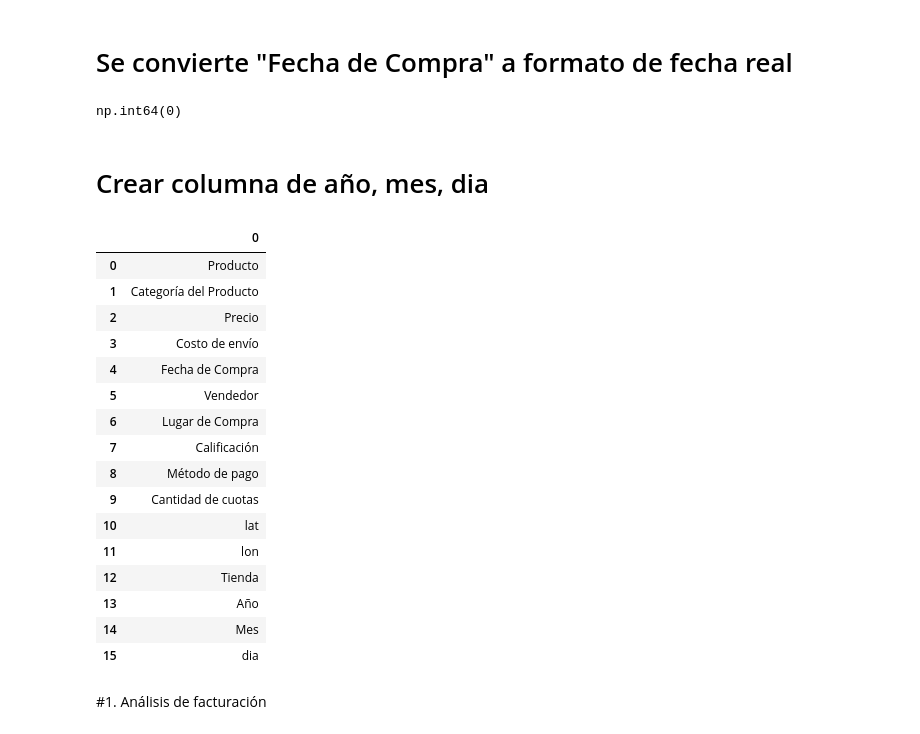
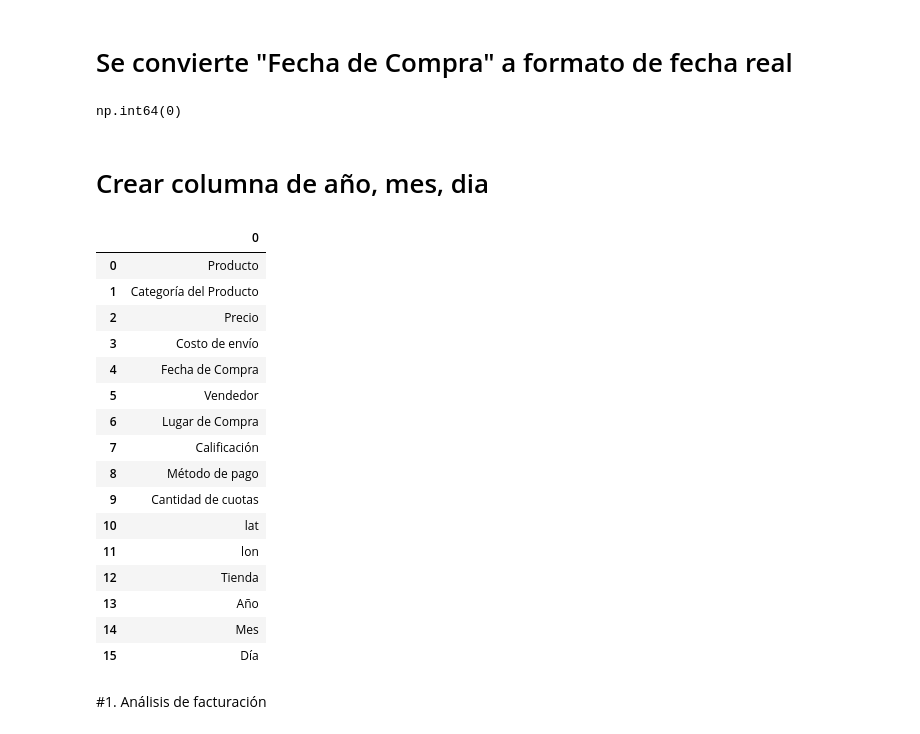
Before and after one commit to PaoloVerCoquimbo/Challenge_1_DataLover_Alura_Oracle_OneG9_08112025, a Jupyter notebook: AluraStoreLatam.ipynb, the cells around one changed output. Cells and saved outputs as stored; diff of their text form; code cells hidden in the pictures.

Commit message:
se prepara pera hacer los analisis

```diff
--- a/AluraStoreLatam.ipynb
+++ b/AluraStoreLatam.ipynb
@@ -377,0 +355,20 @@ maestro_df
+# %%
+# Se crea un DataFrame maestro que une los datos de todas las tiendas.
+# Usamos pd.concat() para concatenar (unir verticalmente) los cuatro DataFrames.
+
+maestro_df = pd.concat([
+    # .assign() agrega una columna llamada 'Tienda' a cada DataFrame
+    # indicando de qué tienda proviene cada registro.
+    tienda1.assign(Tienda='Tienda 1'),
+    tienda2.assign(Tienda='Tienda 2'),
+    tienda3.assign(Tienda='Tienda 3'),
+    tienda4.assign(Tienda='Tienda 4')
+],
+# ignore_index=True reinicia los índices para que queden ordenados
+# en el DataFrame final (0,1,2,...). Sin esto, se conservarían los índices originales.
+ignore_index=True)
+
+# Mostramos el DataFrame maestro:
+# Este contiene todas las filas de todas las tiendas,
+# con una columna adicional que permite filtrar, agrupar o analizar por tienda.
+maestro_df
@@ -378,42 +389,59 @@ maestro_df
 # %% [markdown]
 # Se convierte "Fecha de Compra" a formato de fecha real
-# %%
-maestro_df["Fecha de Compra"] = pd.to_datetime(
-    maestro_df["Fecha de Compra"],
-    errors="coerce",
-    dayfirst=True
-)
-
-
-# validar fechas no validas
-maestro_df["Fecha de Compra"].isna().sum()
-# %% [output]
-np.int64(0)
+# %%
+# Convertimos la columna "Fecha de Compra" a un tipo de dato datetime.
+# Esto es fundamental para poder extraer día, mes y año, además de hacer
+# filtros, agrupaciones o análisis temporales.
+#
+# - errors="coerce" convierte fechas inválidas en NaT (Not a Time), evitando errores.
+# - dayfirst=True indica que el formato es DÍA/MES/AÑO (común en Chile y Latinoamérica).
+maestro_df["Fecha de Compra"] = pd.to_datetime(
+    maestro_df["Fecha de Compra"],
+    errors="coerce",
+    dayfirst=True
+)
+
+# Validamos si quedaron fechas inválidas.
+# El resultado muestra cuántos valores se transformaron en NaT
+# debido a errores o formatos incorrectos.
+maestro_df["Fecha de Compra"].isna().sum()
+# %% [output]
+np.int64(0)
 # %% [markdown]
 # Crear columna de año, mes, dia
 # %%
 
+# Extraemos el año de la columna de fecha.
+# .dt.year devuelve valores como 2023, 2024, etc.
 maestro_df["Año"] = maestro_df["Fecha de Compra"].dt.year
-maestro_df["Mes"] = maestro_df["Fecha de Compra"].dt.year
-maestro_df["dia"] = maestro_df["Fecha de Compra"].dt.year
+
+# Extraemos el mes (número entre 1 y 12).
+# Ojo: antes estabas usando .dt.year por error.
+maestro_df["Mes"] = maestro_df["Fecha de Compra"].dt.month
+
+# Extraemos el día del mes (1–31).
+# Ojo: también estaba en .dt.year por error.
+maestro_df["Día"] = maestro_df["Fecha de Compra"].dt.day
+
+# Mostramos todas las columnas para verificar que se agregaron correctamente.
 pd.DataFrame(maestro_df.columns)
 # %% [output]
 |  | 0 |
 | 0 | Producto |
 | 1 | Categoría del Producto |
 | 2 | Precio |
 | 3 | Costo de envío |
 | 4 | Fecha de Compra |
 | 5 | Vendedor |
 | 6 | Lugar de Compra |
 | 7 | Calificación |
 | 8 | Método de pago |
 | 9 | Cantidad de cuotas |
 | 10 | lat |
 | 11 | lon |
 | 12 | Tienda |
 | 13 | Año |
 | 14 | Mes |
-| 15 | dia |
+| 15 | Día |
 # %% [markdown]
 #1. Análisis de facturación
```
Also changed, not shown: parts of 5 cells of this notebook.
